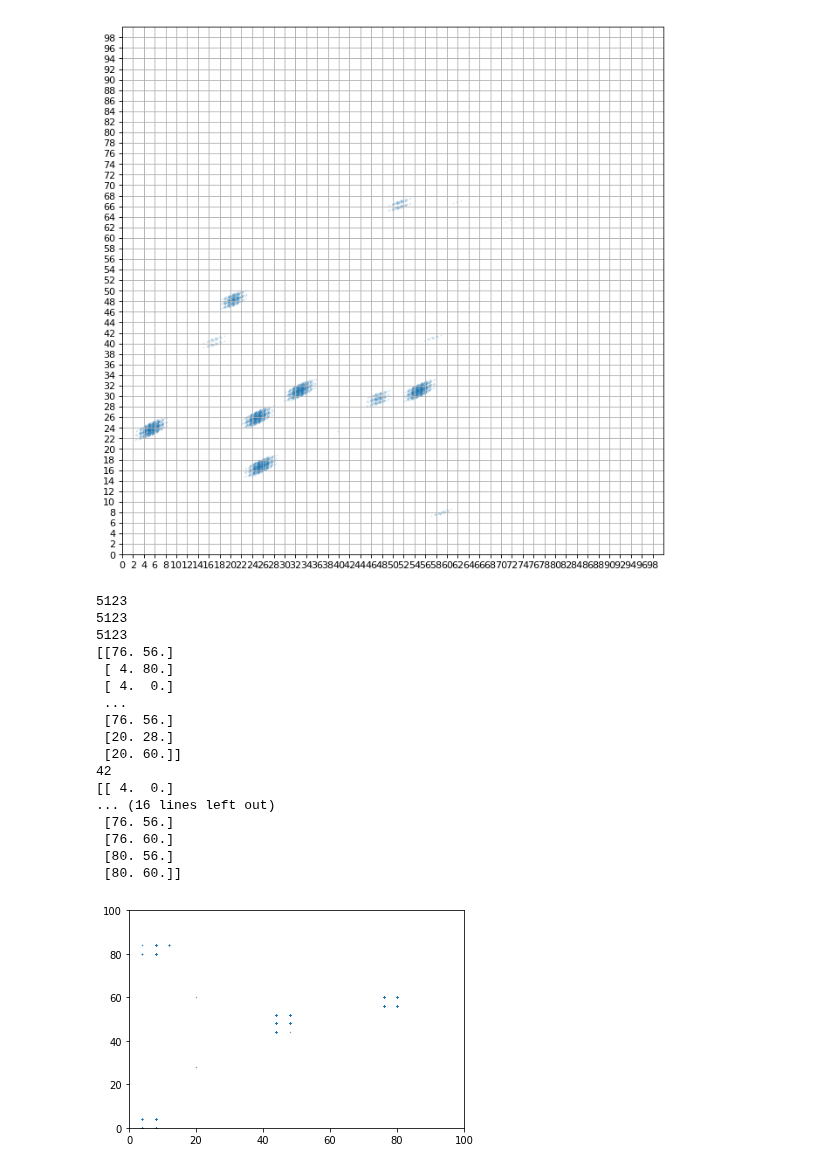
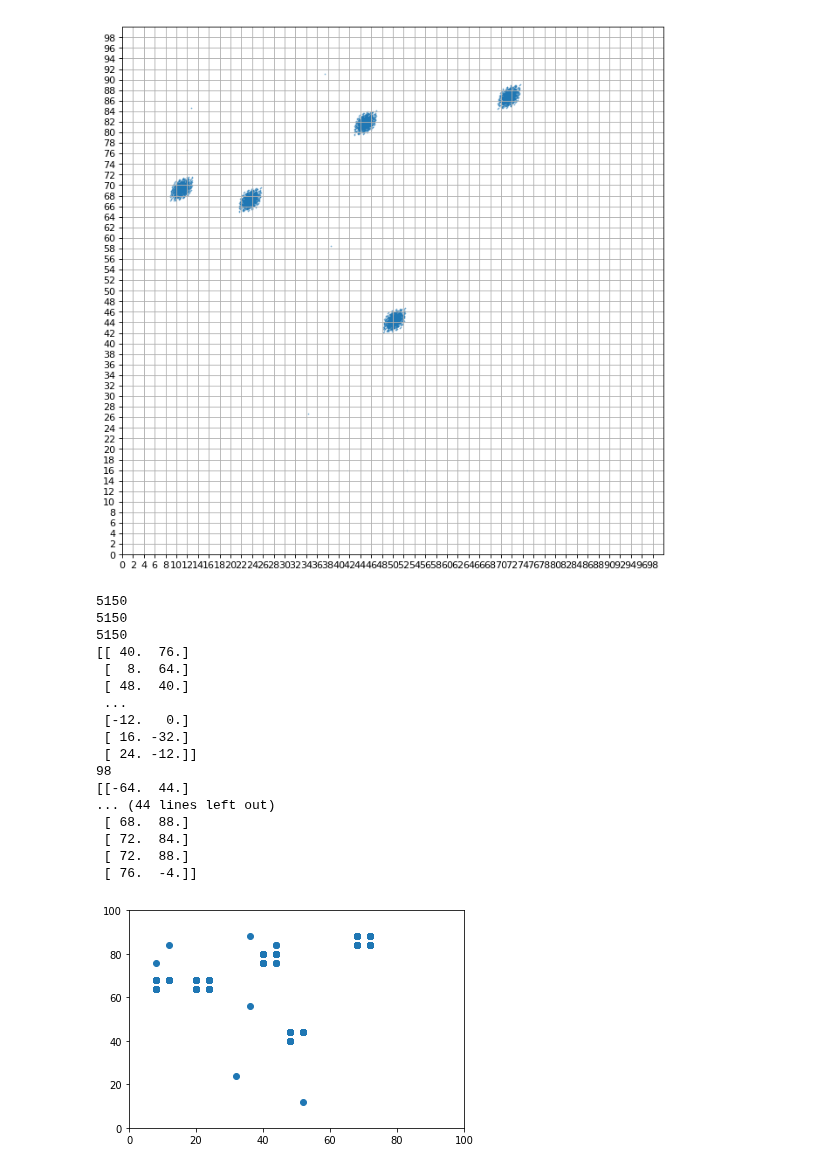
Before and after one commit to kiat/debs2019, a Jupyter notebook: src/notebooks/Test-2.ipynb, the cells around one changed output. Drawn from its saved outputs; the diff is of its cells as text; code cells hidden in the pictures.

```diff
--- a/src/notebooks/Test-2.ipynb
+++ b/src/notebooks/Test-2.ipynb
@@ -10,10 +10,10 @@ from sklearn.cluster import KMeans
 x = np.random.random_sample((5,)) * 90
 for i in range(10):
     x = np.append(x, x + random.uniform(0, 1))
-    x = np.append(x, random.uniform(0, 90))
+x = np.append(x, np.random.normal(0, 40, 30))
 
 y = np.random.random_sample((5,)) * 90
 
 for i in range(10):
     y = np.append(y, y+random.uniform(0, 1))
-    y = np.append(y, random.uniform(0, 90))
+y = np.append(y, np.random.normal(0, 40, 30))
@@ -28,7 +30,7 @@ ax.set_yticks(np.arange(0, 100, grid_size))
 
 # plt.grid()
 # plt.scatter(allData[0]['Z'], allData[0]['X'], s=0.1)
-plt.scatter(x, y, s=0.01)
+plt.scatter(x, y, s=0.1)
 
 # Limit the axixs for visualization puroposes only
 plt.xlim(0, 100)
@@ -37,7 +39,7 @@ plt.grid()
 
 plt.show()
 # %% [output]
-[figure, old version]
+[figure, new version]
 # %%
 cellSize=4
 minValue=0
@@ -49,51 +51,51 @@ x1= np.remainder(x , cellSize)
 xTransformed = x - x1
 print(x.size)
 
 print(xTransformed.size)
 
 # for y
 y1= np.remainder(y , cellSize)
 yTransformed = y - y1
 print(yTransformed.size)
 
 
 # agg = np.array(list(zip(xTransformed, yTransformed)))
 agg = np.column_stack((xTransformed, yTransformed))
 print(agg)
 
 setAgg=np.unique(agg, axis=0)
 
 print(setAgg.size)
 print(setAgg)
 
-plt.scatter(xTransformed, yTransformed, s=0.1)
+plt.scatter(xTransformed, yTransformed)
 
 # Limit the axixs for visualization puroposes only
 # plt.xlim(minValue/cellSize, maxValue/cellSize)
 # plt.ylim(minValue/cellSize, maxValue/cellSize)
 plt.xlim(0, 100)
 plt.ylim(0, 100)
 
 plt.show()
 # %% [output]
-5123
-5123
-5123
-[[76. 56.]
- [ 4. 80.]
- [ 4.  0.]
+5150
+5150
+5150
+[[ 40.  76.]
+ [  8.  64.]
+ [ 48.  40.]
  ...
- [76. 56.]
- [20. 28.]
- [20. 60.]]
-42
-[[ 4.  0.]
-... (16 lines left out)
- [76. 56.]
- [76. 60.]
- [80. 56.]
- [80. 60.]]
+ [-12.   0.]
+ [ 16. -32.]
+ [ 24. -12.]]
+98
+[[-64.  44.]
+... (44 lines left out)
+ [ 68.  88.]
+ [ 72.  84.]
+ [ 72.  88.]
+ [ 76.  -4.]]
-[figure, old version]
+[figure, new version]
 # %%
 Sum_of_squared_distances = []
 
```
Also changed, not shown: parts of 2 cells of this notebook, 1 other file.
